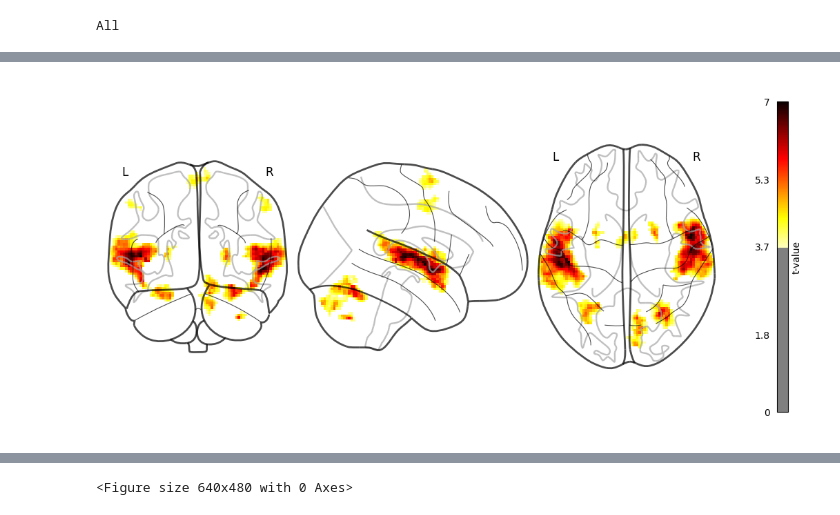
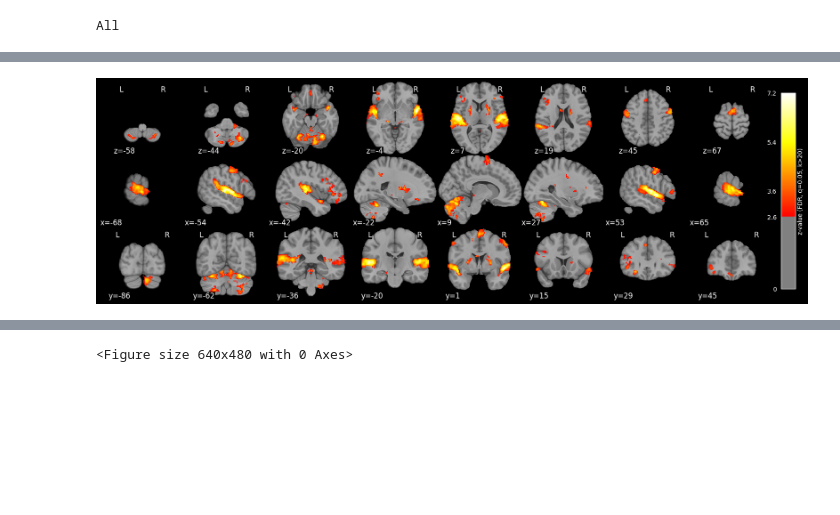
Before and after one commit to CIBIT-UC/brainplayback_task02, a Jupyter notebook: glm/group_maps_tables.ipynb, the cells around one changed output, grey strips where cells are left out. Cells and saved outputs as stored; diff of their text form; code cells hidden in the pictures; blank space fills up the shorter version.

Commit message:
glms and visualization

```diff
--- a/glm/group_maps_tables.ipynb
+++ b/glm/group_maps_tables.ipynb
@@ -21,0 +28,7 @@ group_tab_dir = os.path.join(data_dir,"derivatives","nilearn_glm","group_tables"
+# %%
+from templateflow import api as tflow
+
+t1w_img = tflow.get(
+    "MNI152NLin2009cAsym", desc="brain", resolution=1, suffix="T1w", extension="nii.gz"
+)
+t1w_img
@@ -26,8 +56,8 @@ contrasts_renamed = ['All',
 # %%
 # Threshold values
-hc = 'fdr' # None, 'bonferroni', 'fdr'
-ct = 25 # cluster threshold
-alpha = 0.005 # p-value threshold
+hc = "fdr"  # None, 'bonferroni', 'fdr'
+ct = 20  # cluster threshold
+alpha = 0.05  # p-value threshold
 # %%
 c_idx = 0
 print(contrasts_renamed[c_idx])
@@ -57,20 +94,30 @@ Use 'force_resample=True' to suppress this warning.
 <nilearn.plotting.html_stat_map.StatMapView at 0x...>
 # %%
-# Create a new figure and axis
-fig = plt.figure(figsize=(10, 5))
+# beautiful mosaic figure
 
-# Plot the glass brain on the custom axis
-display = plotting.plot_glass_brain(clean_map_g,
-                                    colorbar=True,
-                                    cmap='cold_white_hot',
-                                    threshold=threshold_g,
-                                    figure=fig)
+# Create a new figure and axis with black background
+fig = plt.figure(figsize=(16, 5), facecolor="black")
+
+display = plotting.plot_stat_map(
+    clean_map_g,
+    threshold=threshold_g,
+    display_mode="mosaic",
+    cut_coords=8,
+    colorbar=True,
+    symmetric_cbar=False,
+    cmap="hot",
+    figure=fig,
+    bg_img=t1w_img,
+    resampling_interpolation="nearest",
+)
 
 # Customize the colorbar
 cbar = display._cbar
-cbar.set_label('t-value')
+cbar.set_label(f"z-value (FDR, q={alpha}, k>{ct})")
+# change colorbar label color to white
+cbar.ax.yaxis.label.set_color("white")
 
 # Show the plot
 plt.show()
 # %% [output]
-[figure, old version]
+[figure, new version]
```
Also changed, not shown: parts of 9 cells of this notebook, 2 other files.
